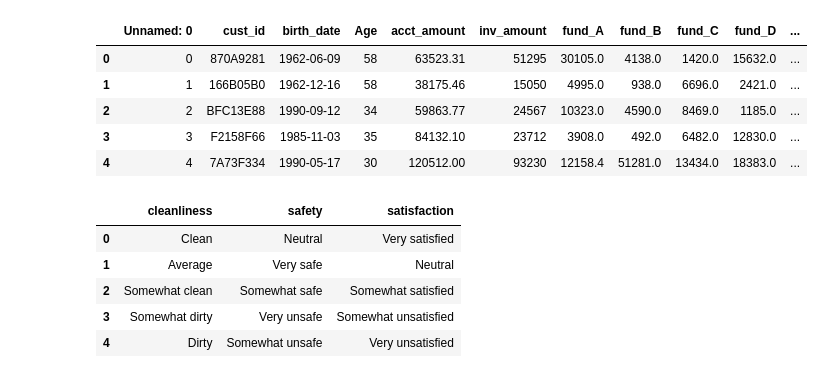
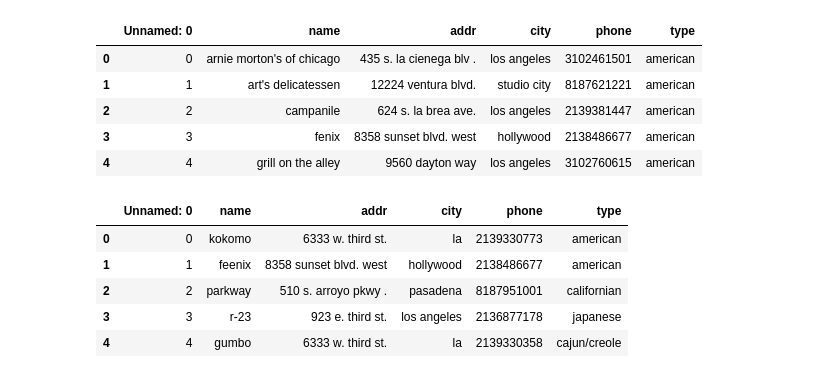
Before and after one commit to Rohanrathod7/my-ds-labs, a Jupyter notebook: 20_Cleaning_Data_in_Python/04_Record_linkage.ipynb, the cells around one changed output. Drawn from its saved outputs; the diff is of its cells as text; code cells hidden in the pictures.

```diff
--- a/20_Cleaning_Data_in_Python/04_Record_linkage.ipynb
+++ b/20_Cleaning_Data_in_Python/04_Record_linkage.ipynb
@@ -7,23 +7,23 @@ import numpy as np
 import pandas as pd
 import datetime as dt
 # %%
-url = "https://raw.githubusercontent.com/Rohanrathod7/my-ds-labs/main/20_Cleaning_Data_in_Python/dataset/banking_dirty.csv"
-banking = pd.read_csv(url)
-display(banking.head())
+url = "https://raw.githubusercontent.com/Rohanrathod7/my-ds-labs/main/20_Cleaning_Data_in_Python/dataset/restaurants_L2.csv"
+restaurants = pd.read_csv(url)
+display(restaurants.head())
 
-url = "https://raw.githubusercontent.com/Rohanrathod7/my-ds-labs/main/20_Cleaning_Data_in_Python/dataset/categories.csv"
-categories = pd.read_csv(url)
-display(categories.head())
+url = "https://raw.githubusercontent.com/Rohanrathod7/my-ds-labs/main/20_Cleaning_Data_in_Python/dataset/restaurants_L2_dirty.csv"
+restaurants_new = pd.read_csv(url)
+display(restaurants_new.head())
 # %% [output]
-|  | Unnamed: 0 | cust_id | birth_date | Age | acct_amount | inv_amount | fund_A | fund_B | fund_C | fund_D | ... |
-| 0 | 0 | 870A9281 | 1962-06-09 | 58 | 63523.31 | 51295 | 30105.0 | 4138.0 | 1420.0 | 15632.0 | ... |
-| 1 | 1 | 166B05B0 | 1962-12-16 | 58 | 38175.46 | 15050 | 4995.0 | 938.0 | 6696.0 | 2421.0 | ... |
-| 2 | 2 | BFC13E88 | 1990-09-12 | 34 | 59863.77 | 24567 | 10323.0 | 4590.0 | 8469.0 | 1185.0 | ... |
-| 3 | 3 | F2158F66 | 1985-11-03 | 35 | 84132.10 | 23712 | 3908.0 | 492.0 | 6482.0 | 12830.0 | ... |
-| 4 | 4 | 7A73F334 | 1990-05-17 | 30 | 120512.00 | 93230 | 12158.4 | 51281.0 | 13434.0 | 18383.0 | ... |
+|  | Unnamed: 0 | name | addr | city | phone | type |
+| 0 | 0 | arnie morton's of chicago | 435 s. la cienega blv . | los angeles | 3102461501 | american |
+| 1 | 1 | art's delicatessen | 12224 ventura blvd. | studio city | 8187621221 | american |
+| 2 | 2 | campanile | 624 s. la brea ave. | los angeles | 2139381447 | american |
+| 3 | 3 | fenix | 8358 sunset blvd. west | hollywood | 2138486677 | american |
+| 4 | 4 | grill on the alley | 9560 dayton way | los angeles | 3102760615 | american |
-|  | cleanliness | safety | satisfaction |
-| 0 | Clean | Neutral | Very satisfied |
-| 1 | Average | Very safe | Neutral |
-| 2 | Somewhat clean | Somewhat safe | Somewhat satisfied |
-| 3 | Somewhat dirty | Very unsafe | Somewhat unsatisfied |
-| 4 | Dirty | Somewhat unsafe | Very unsatisfied |
+|  | Unnamed: 0 | name | addr | city | phone | type |
+| 0 | 0 | kokomo | 6333 w. third st. | la | 2139330773 | american |
+| 1 | 1 | feenix | 8358 sunset blvd. west | hollywood | 2138486677 | american |
+| 2 | 2 | parkway | 510 s. arroyo pkwy . | pasadena | 8187951001 | californian |
+| 3 | 3 | r-23 | 923 e. third st. | los angeles | 2136877178 | japanese |
+| 4 | 4 | gumbo | 6333 w. third st. | la | 2139330358 | cajun/creole |
```
Also changed, not shown: parts of 31 cells of this notebook.
